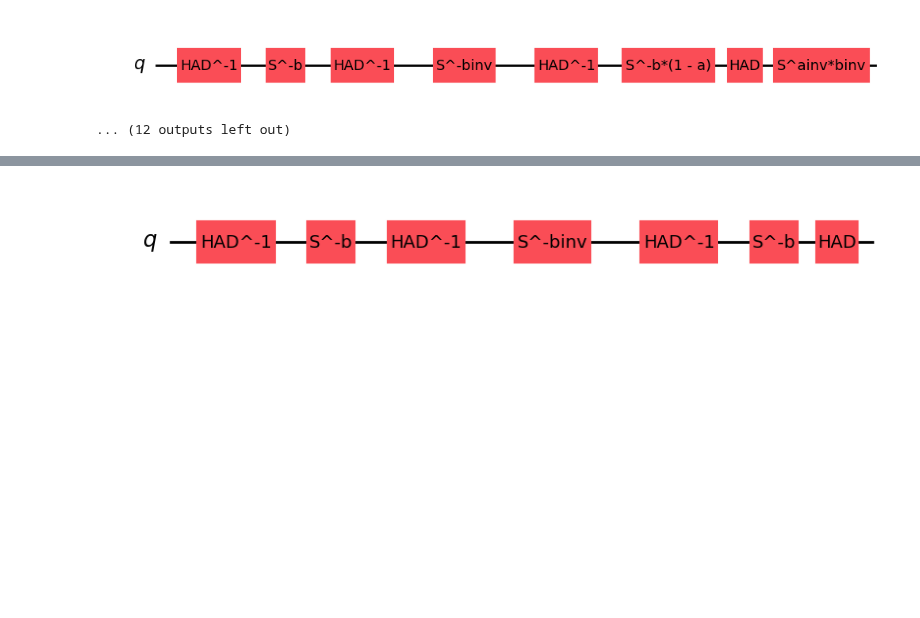
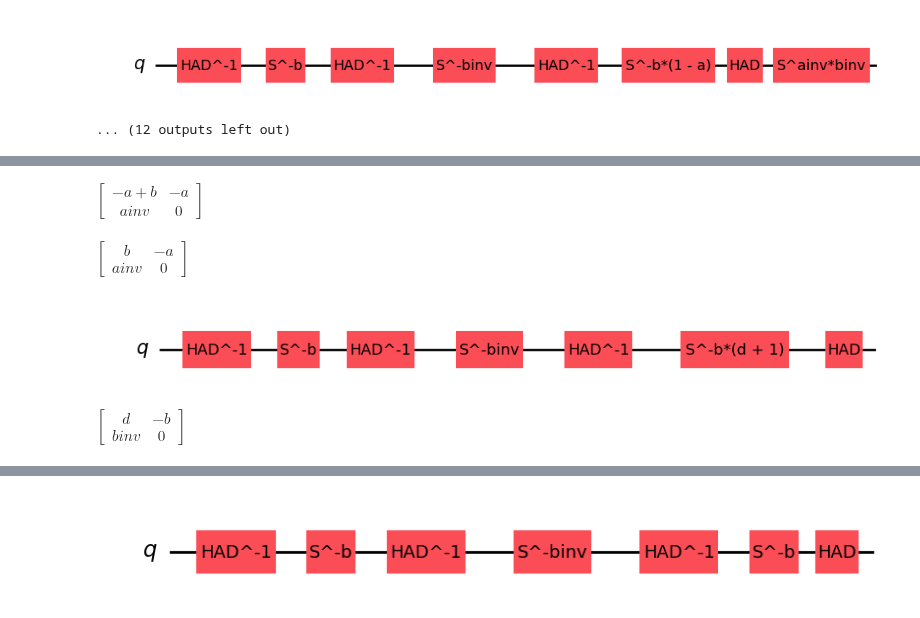
Before and after one commit to SarahMMMLi/QuditClifford, a Jupyter notebook: notebooks/BoxRelation-Soundness.ipynb, the cells around one changed output, grey strips where cells are left out. Drawn from its saved outputs; the diff is of its cells as text; code cells hidden in the pictures; blank space fills up the shorter version.

```diff
--- a/notebooks/BoxRelation-Soundness.ipynb
+++ b/notebooks/BoxRelation-Soundness.ipynb
@@ -184,10 +182,6 @@ In what follows, We use AB to denote two gates A and B composed in diagrammatic
 - $C_3$: $S^p \;\underset{}{\widehat{=}}\; I$.
 - $C_4$: $SHSHSH \;\underset{}{\widehat{=}}\; I$.
 - $C_5$: $H^2SH^2S^{p-1} \;\underset{}{\widehat{=}}\; I$.
-# %%
-C2lhs = dizx.Circuit(qudit_amount=1, dim=p)
-C2rhs = dizx.Circuit(qudit_amount=1, dim=p)
-C2lhs += H ** 4
 # %%
 # from sympy import symbols
 primes = [3, 5, 7, 11, 13, 19, 23]
@@ -481,32 +455,25 @@ yinv
 # %%
 from dizx.circuit.gates import SWAP, CZ, CX, HAD, S
-# a = symbols("a")
-# ainv = symbols("ainv")
-# b = symbols("b")
-# binv = symbols("binv")
 
 def instantiate_A_box(a, b, j, n, p):
     """
     Returns the A(a,b) box acting on qudit j inside an n-qudit circuit. Indexing starts from 0.
-
-    Parameters
-    ----------
-    a, b : symbolic or numeric
-        A-box parameters.
-    ainv, binv : symbolic or numeric
-        Modular inverses of a and b.
-    j : int
-        Target qudit index.
-    n : int
-        Total number of qudits in the circuit. n > 0.
-    p : int
-        Qudit dimension.
     """
 
-    # Create the full n-qudit circuit
+    # ---- Index validation ----
+    if not isinstance(j, int):
+        raise TypeError(f"Target index j must be an integer, not {type(j)}.")
+
+    if j < 0 or j >= n:
+        raise ValueError(
+            f"Target qudit index j={j} is out of range for n={n}. "
+            f"Valid indices are 0 to {n-1}."
+        )
+
+    # ---- Create full circuit ----
     circ = dizx.Circuit(qudit_amount=n, dim=p)
 
-    # Case A(0,b)
+    # ---- Case A(0,b) ----
     if a == 0:
         circ += (
             HAD(j)**-1 +
@@ -517,7 +484,7 @@ def instantiate_A_box(a, b, j, n, p):
         )
         return circ
 
-    # Case A(a,b),  a != 0
+    # ---- Case A(a,b), a != 0 ----
     circ += (
         HAD(j)**-1 +
         S(j)**(-a) +
@@ -530,0 +571,40 @@ def instantiate_A_box(a, b, j, n, p):
+# %%
+a = symbols("a")
+b = symbols("b")
+Aa_bminusa = instantiate_A_box(a, b-a, 0, 1, 23)
+Aa_bminusa_reduce = dizx.symplectic.reduce_matrix(Aa_bminusa.to_symplectic_matrix(),[(a,symbolic_inverse(a)),(b,symbolic_inverse(b))])
+Aa_bminusa_reduce
+
+# for i in range(10):
+#     Aa_bminusa = instantiate_A_box(a, b-a, i, 10, 23)
+#     Aa_bminusa_reduce = dizx.symplectic.reduce_matrix(Aa_bminusa.to_symplectic_matrix(),[(a,symbolic_inverse(a)),(b,symbolic_inverse(b))])
+#     display(Aa_bminusa.draw())
+
+# Aa_bminusa_reduce
+# %% [output]
+$\displaystyle \left[\begin{matrix}- a + b & - a\\ainv & 0\end{matrix}\right]$
+# %%
+a = symbols("a")
+b = symbols("b")
+Aab = instantiate_A_box(a, b, 0, 1, 23)
+Aab_reduce = dizx.symplectic.reduce_matrix(Aab.to_symplectic_matrix(),[(a,symbolic_inverse(a)),(b,symbolic_inverse(b))])
+Aab_reduce
+
+# for i in range(10):
+#     Aab = instantiate_A_box(a, b, i, 10, 23)
+#     Aab_reduce = dizx.symplectic.reduce_matrix(Aab.to_symplectic_matrix(),[(a,symbolic_inverse(a)),(b,symbolic_inverse(b))])
+#     display(Aab.draw())
+
+# Aab_reduce
+# %% [output]
+$\displaystyle \left[\begin{matrix}b & - a\\ainv & 0\end{matrix}\right]$
+# %%
+b = symbols("b")
+d = symbols("d")
+Abd = instantiate_A_box(b, d, 0, 1, 23)
+Abd_reduce = dizx.symplectic.reduce_matrix(Abd.to_symplectic_matrix(),[(b,symbolic_inverse(b)),(d,symbolic_inverse(d))])
+display(Abd.draw())
+Abd_reduce
+# %% [output]
+[figure, added]
+$\displaystyle \left[\begin{matrix}d & - b\\binv & 0\end{matrix}\right]$
```
Also changed, not shown: parts of 13 cells of this notebook.
